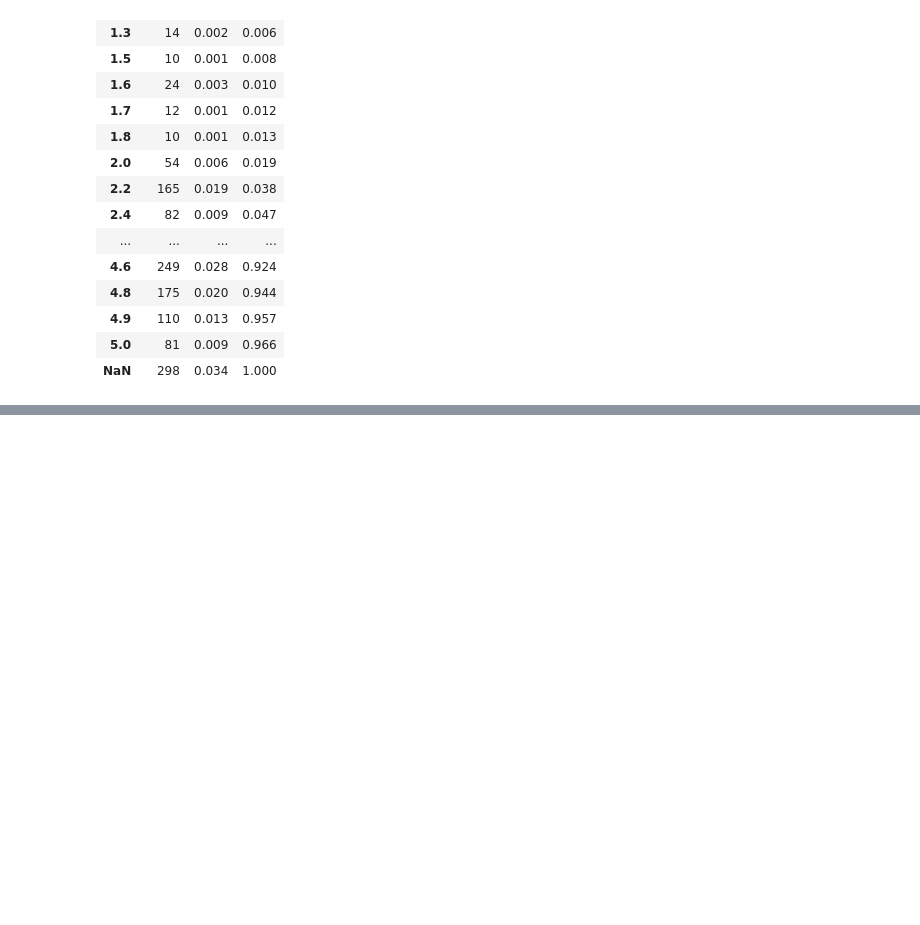
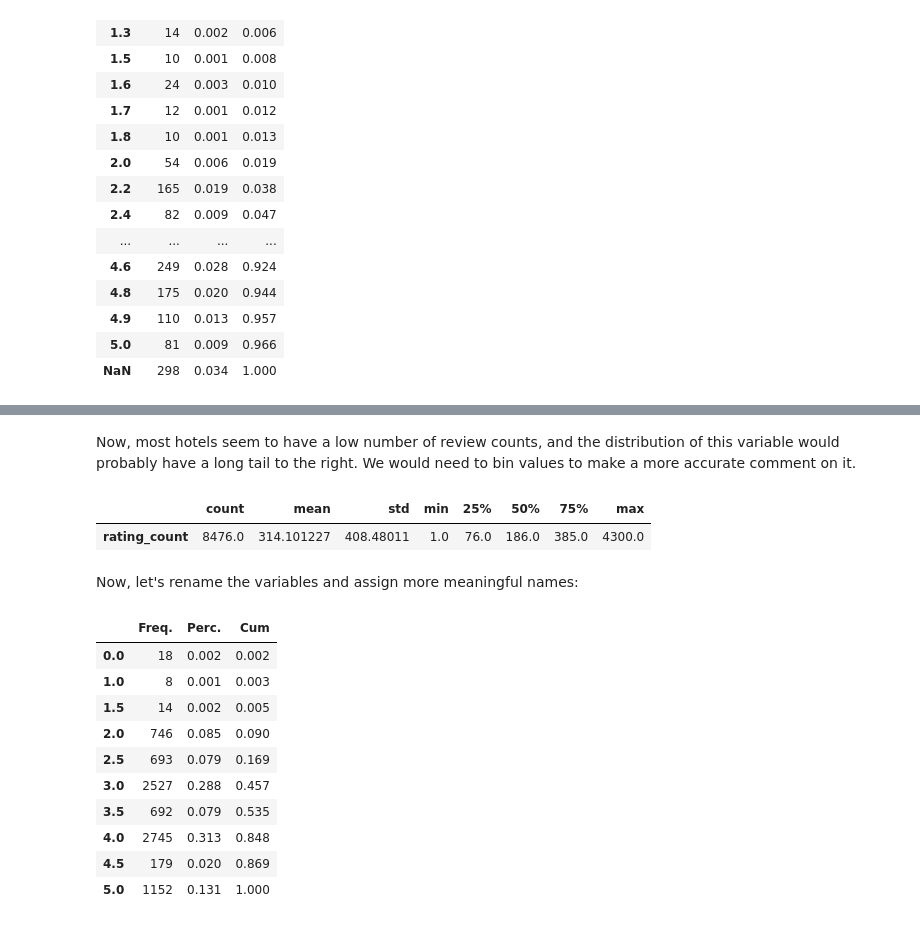
Before and after one commit to felipesebben/bk_data_analysis_studies, a Jupyter notebook: da_data_exercises/ch02-preparing_data_for_analysis/01-hotels_europe.ipynb, the cells around one changed output, grey strips where cells are left out. Cells and saved outputs as stored; diff of their text form; code cells hidden in the pictures; blank space fills up the shorter version.

```diff
--- a/da_data_exercises/ch02-preparing_data_for_analysis/01-hotels_europe.ipynb
+++ b/da_data_exercises/ch02-preparing_data_for_analysis/01-hotels_europe.ipynb
@@ -207,0 +244,10 @@ tabulate(df["rating"])
+# %% [markdown]
+<p>Now, most hotels seem to have a low number of review counts, and the distribution of this variable would probably have a long tail to the right. We would need to bin values to make a more accurate comment on it.</p>
+# %%
+df["rating_count"] = df["rating_reviewcount"].apply(float)
+df["rating_count"].describe().to_frame().T
+# %% [output]
+|  | count | mean | std | min | 25% | 50% | 75% | max |
+| rating_count | 8476.0 | 314.101227 | 408.48011 | 1.0 | 76.0 | 186.0 | 385.0 | 4300.0 |
+# %% [markdown]
+<p>Now, let's rename the variables and assign more meaningful names:</p>
@@ -207,0 +264,14 @@ tabulate(df["rating"])
+# %%
+tabulate(df["stars"])
+# %% [output]
+|  | Freq. | Perc. | Cum |
+| 0.0 | 18 | 0.002 | 0.002 |
+| 1.0 | 8 | 0.001 | 0.003 |
+| 1.5 | 14 | 0.002 | 0.005 |
+| 2.0 | 746 | 0.085 | 0.090 |
+| 2.5 | 693 | 0.079 | 0.169 |
+| 3.0 | 2527 | 0.288 | 0.457 |
+| 3.5 | 692 | 0.079 | 0.535 |
+| 4.0 | 2745 | 0.313 | 0.848 |
+| 4.5 | 179 | 0.020 | 0.869 |
+| 5.0 | 1152 | 0.131 | 1.000 |
```
Also changed, not shown: parts of 13 cells of this notebook.
